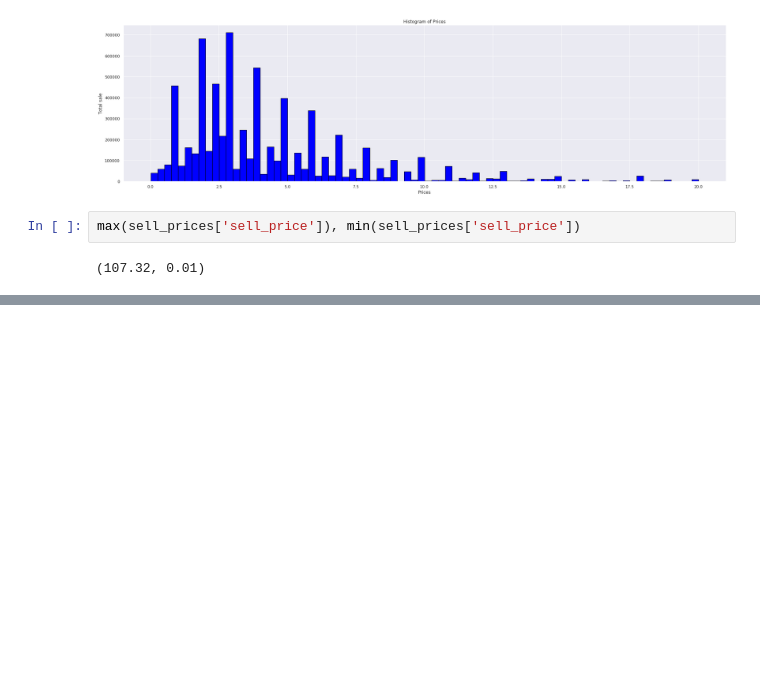
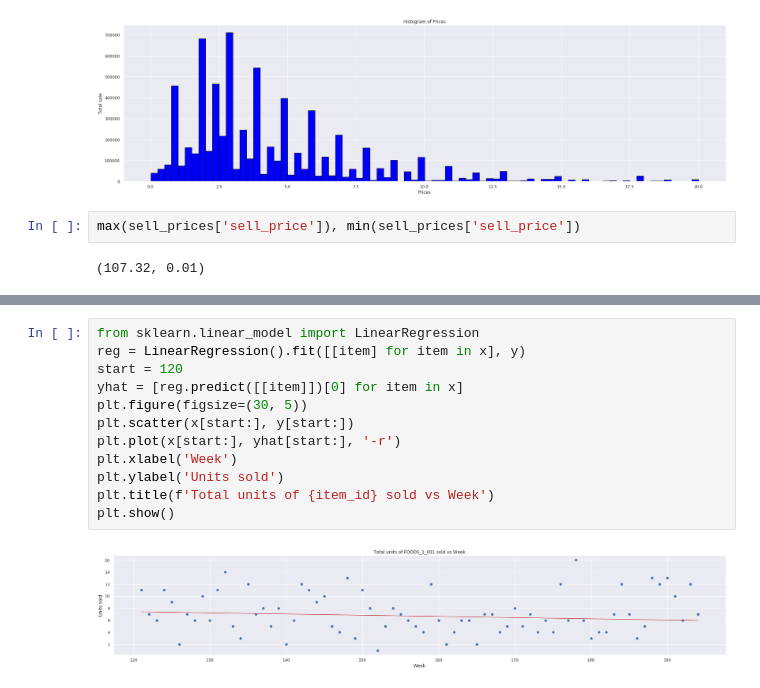
Before and after one commit to Rohan-Agarwal-Developer/walmart-sales-predictions, a Jupyter notebook: main.ipynb, the cells around one changed output, grey strips where cells are left out. Saved outputs shown, nothing was run; the diff lists cells and outputs as text; blank space fills up the shorter version.

```diff
--- a/main.ipynb
+++ b/main.ipynb
@@ -96,0 +122,14 @@ plt.show()
+# %%
+from sklearn.linear_model import LinearRegression
+reg = LinearRegression().fit([[item] for item in x], y)
+start = 120
+yhat = [reg.predict([[item]])[0] for item in x]
+plt.figure(figsize=(30, 5))
+plt.scatter(x[start:], y[start:])
+plt.plot(x[start:], yhat[start:], '-r')
+plt.xlabel('Week')
+plt.ylabel('Units sold')
+plt.title(f'Total units of {item_id} sold vs Week')
+plt.show()
+# %% [output]
+[figure, added]
```
Also changed, not shown: parts of 8 cells of this notebook.
